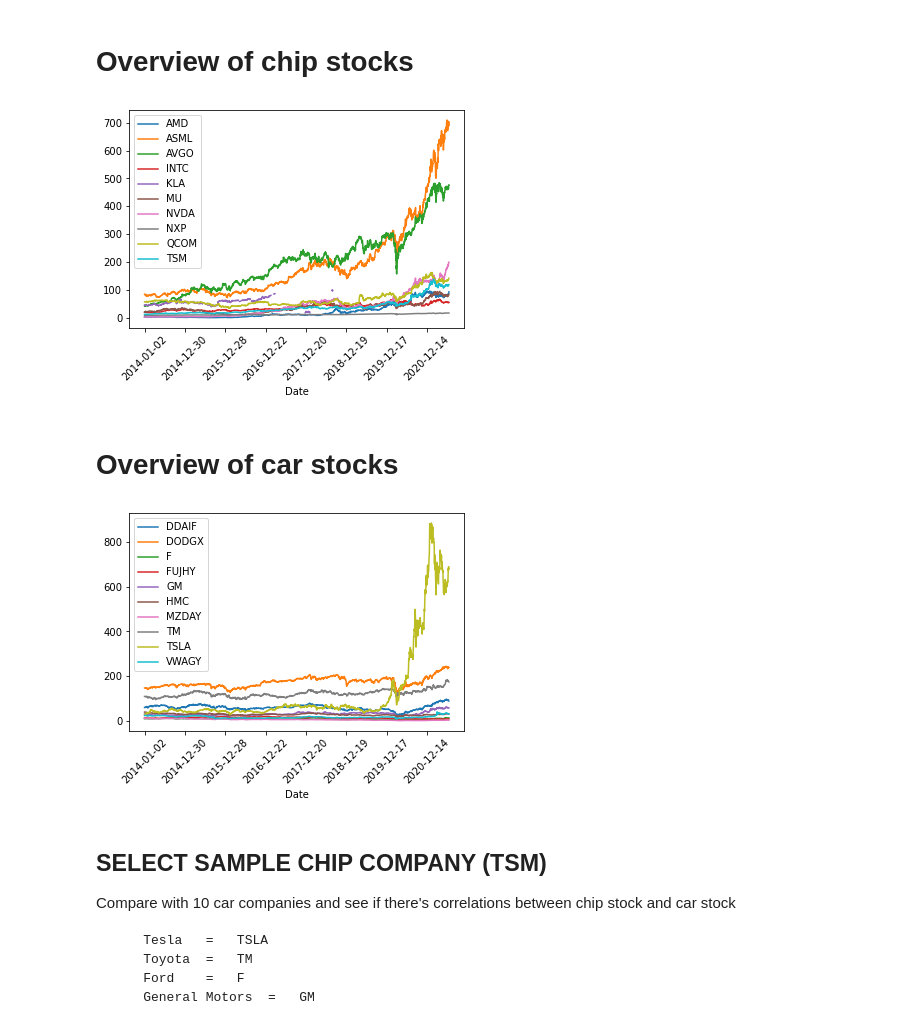
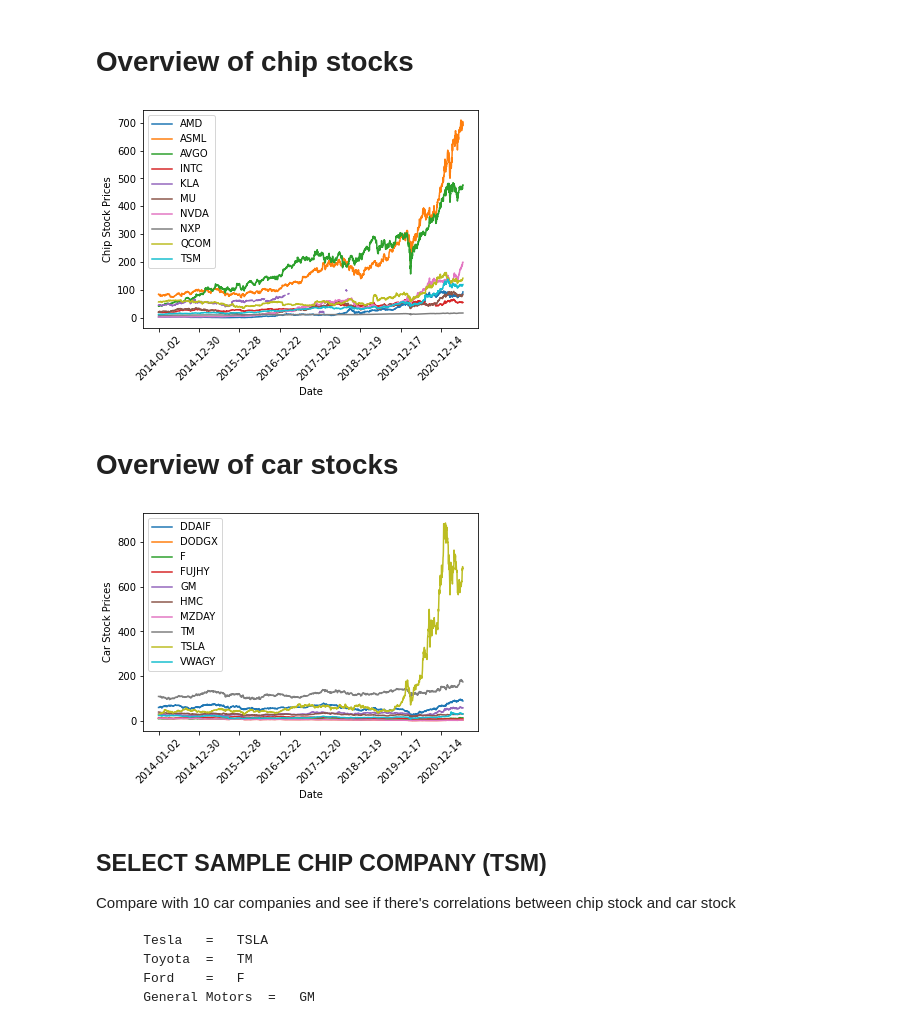
Before and after one commit to MartaWoodkowski/Project-1, a Jupyter notebook: ML_notebook.ipynb, the cells around one changed output. Drawn from its saved outputs; the diff is of its cells as text; code cells hidden in the pictures.

```diff
--- a/ML_notebook.ipynb
+++ b/ML_notebook.ipynb
@@ -131,13 +139,14 @@ new_carstock_df.head()
 # %%
 #Overview of chip stock
 Chip_New_df1 = Chip_New_df.pivot_table(index=['Date'], columns='Ticker', values=['Price'])
 # flatten columns multi-index, `date` will become the dataframe index
 Chip_New_df1.columns = [col[1] for col in Chip_New_df1.columns.values]
 Chip_New_df1.plot()
 plt.xticks(rotation = 45)
+plt.ylabel("Chip Stock Prices")
 plt.savefig("output_data/semiconductor_shortage_visuals/ChipStocks.png")
 # %% [output]
-[figure, old version]
+[figure, new version]
 # %% [markdown]
 # Overview of car stocks
 # %%
@@ -147,9 +156,10 @@ new_carstock_df1 = new_carstock_df.pivot_table(index=['Date'], columns='Ticker',
 new_carstock_df1.columns = [col[1] for col in new_carstock_df1.columns.values]
 new_carstock_df1.plot()
 plt.xticks(rotation = 45)
+plt.ylabel("Car Stock Prices")
 plt.savefig("output_data/semiconductor_shortage_visuals/CarStocks.png")
 # %% [output]
-[figure, old version]
+[figure, new version]
 # %% [markdown]
 ## SELECT SAMPLE CHIP COMPANY (TSM)
 
```
Also changed, not shown: parts of 14 cells of this notebook.
